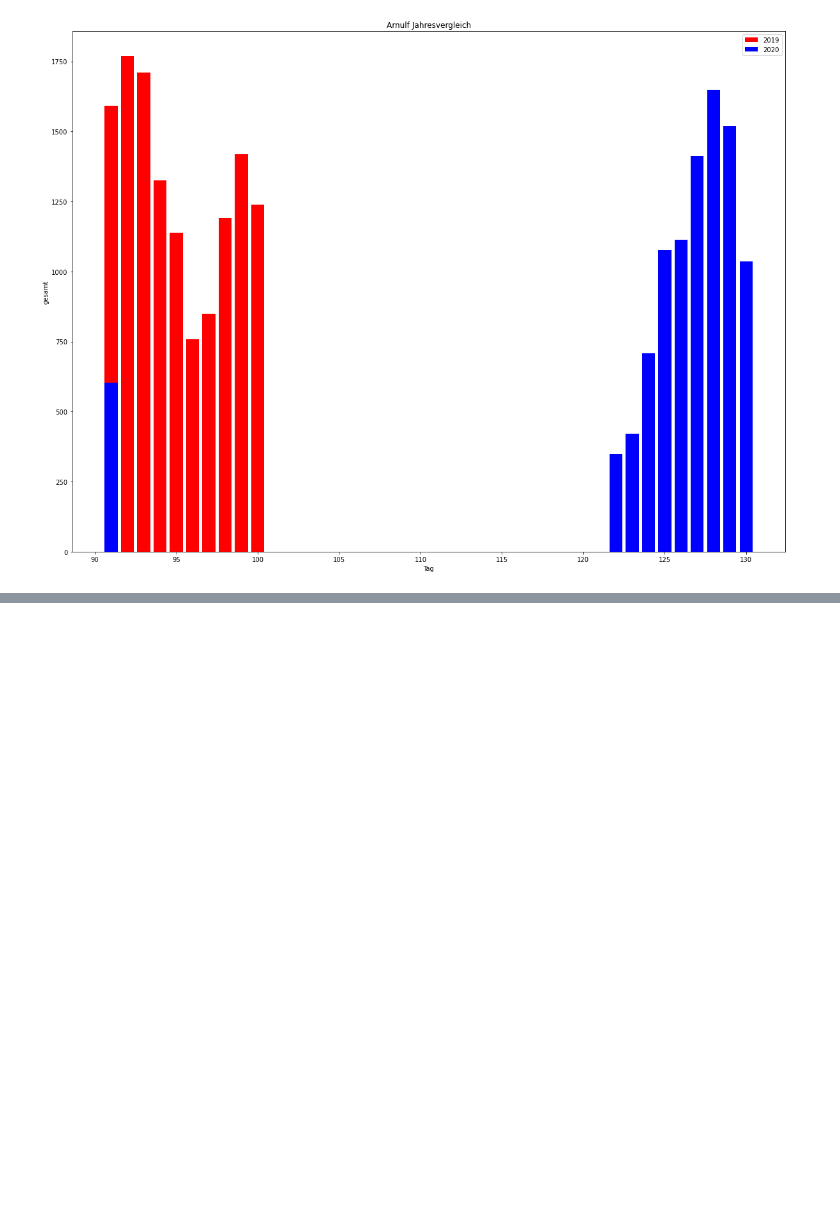
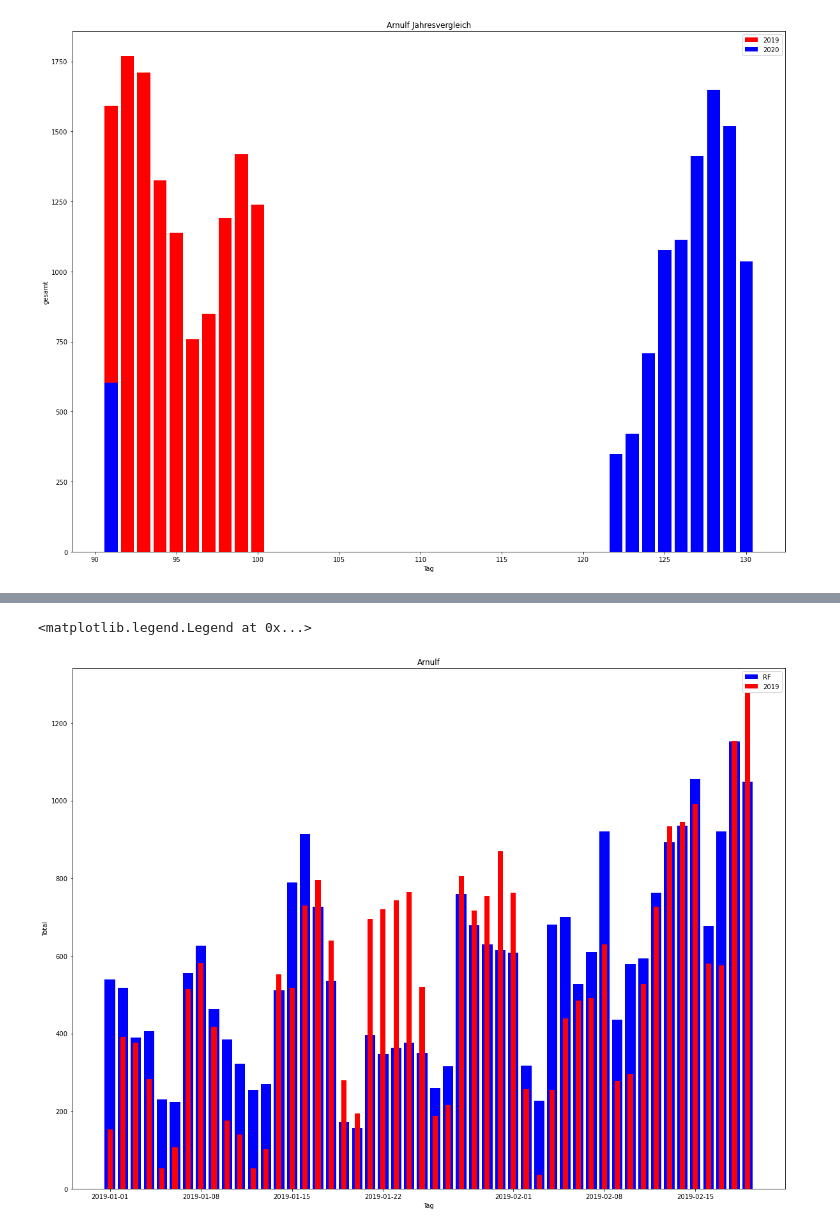
Before and after one commit to IngenicsDigital/radzaehldaten-munich-ml, a Jupyter notebook: Predicting Bike count in Munich.ipynb, the cells around one changed output, grey strips where cells are left out. Cells and saved outputs as stored; diff of their text form; code cells hidden in the pictures; blank space fills up the shorter version.

```diff
--- a/Predicting Bike count in Munich.ipynb
+++ b/Predicting Bike count in Munich.ipynb
@@ -746,0 +789,6 @@ plt.legend()
+# %%
+pred_df = getDataframe(prefixes=('rad2019'), zaehlstelle='Arnulf')
+pred_df = addMissingDays(pred_df)
+#pred_df = add_datepart(pred_df, 'datum')
+#pred_df = pred_df[list(xs_final.columns)]
+pred_df
@@ -746,0 +809,11 @@ plt.legend()
+# %%
+def getPredsForRF(df):
+    df = add_datepart(df, 'datum')
+    results = pd.DataFrame(columns=['date', 'pred'])
+    for index, x in df.iterrows():
+        pred = -1
+        if not pd.isnull(x['gesamt']):
+            pred = rf_m.predict([x[list(xs_final.columns)]])[0]
+        dfTemp = pd.DataFrame(data={'date': [x['date']], 'pred': [pred]})
+        results = results.append(dfTemp)
+    return results
@@ -746,0 +836,14 @@ plt.legend()
+# %%
+rf_2019 = getPredsForRF(pred_df)
+# %%
+s = 0
+n = 50
+plt.bar(rf_2019['date'][s:n], rf_2019['pred'][s:n], label='RF', color='blue', width=0.8)
+plt.bar(df['date'][s:n], df['gesamt'][s:n], label='2019', color='red', width=0.4)
+plt.xlabel('Tag')
+plt.ylabel('Total')
+plt.title("Arnulf")
+plt.legend()
+# %% [output]
+<matplotlib.legend.Legend at 0x...>
+[figure, added]
```
Also changed, not shown: parts of 134 cells of this notebook, 1 other file.
